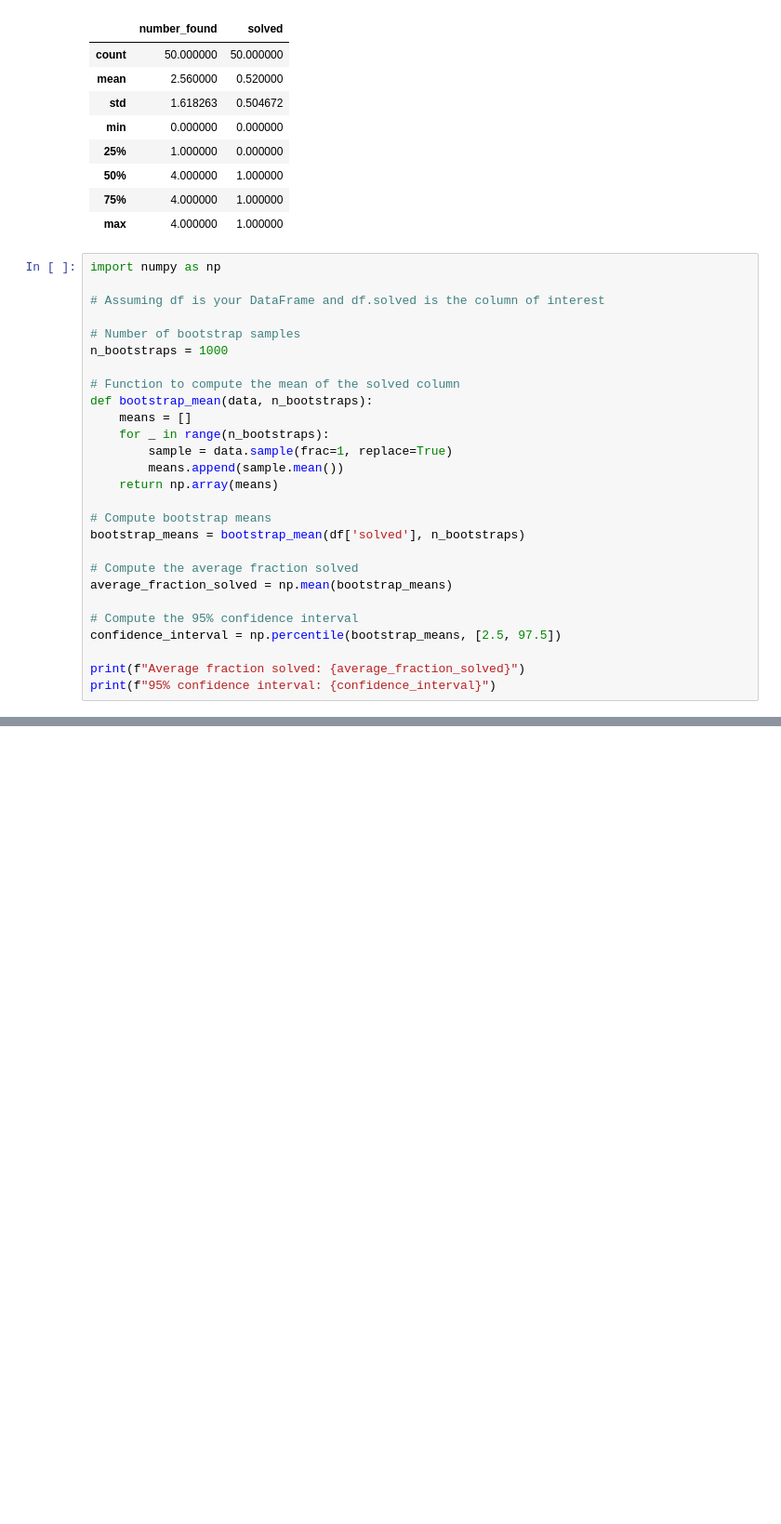
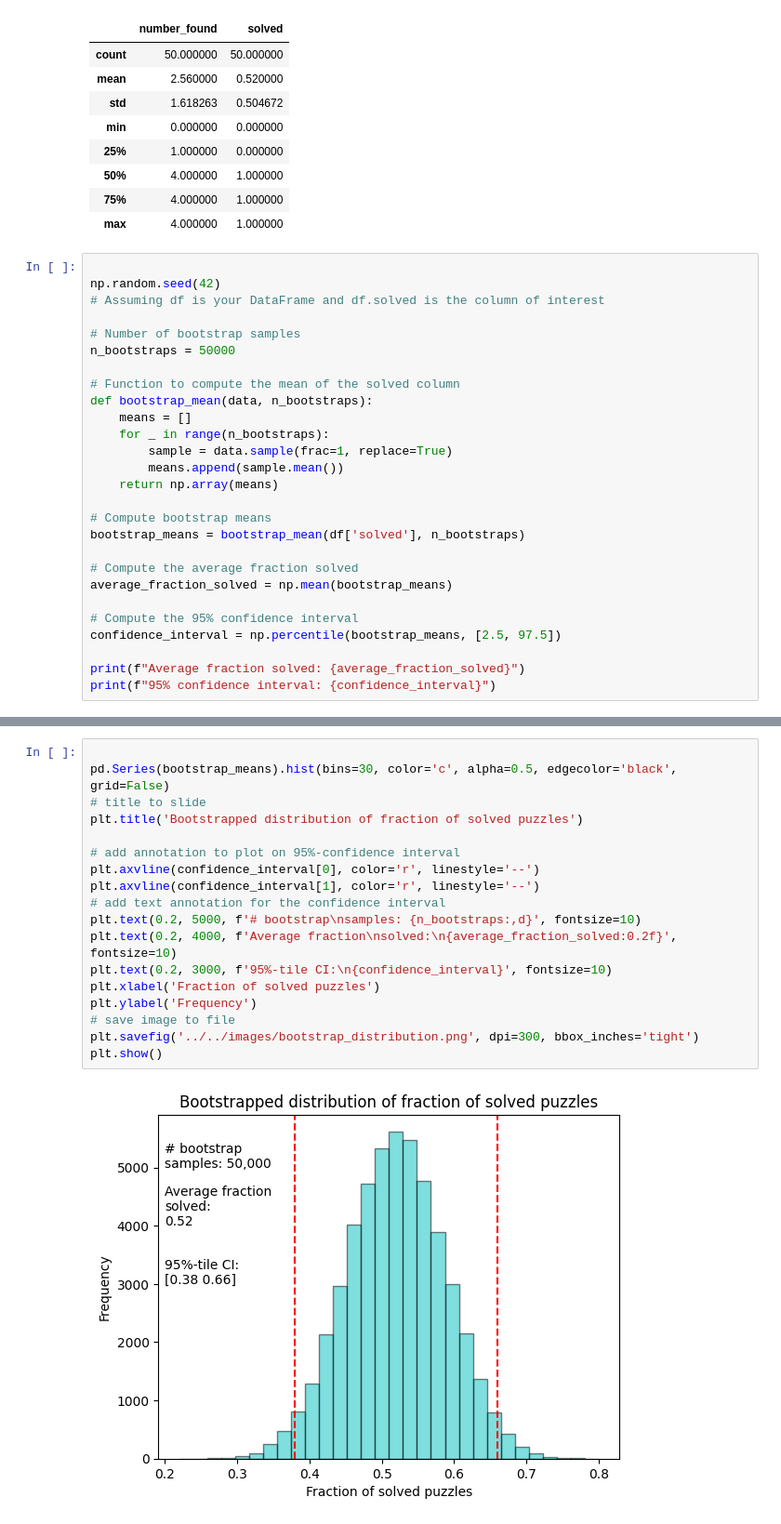
Before and after one commit to jimthompson5802/connection_solver, a Jupyter notebook: src/agent_testbed/automated_test_results_analysis.ipynb, the cells around one changed output, grey strips where cells are left out. Shown at 93% size. Cells and saved outputs as stored; diff of their text form; blank space fills up the shorter version.

Commit message:
add bootstrap analysis for an automated test run

```diff
--- a/src/agent_testbed/automated_test_results_analysis.ipynb
+++ b/src/agent_testbed/automated_test_results_analysis.ipynb
@@ -75,12 +77,12 @@ df.describe()
 | 75% | 4.000000 | 1.000000 |
 | max | 4.000000 | 1.000000 |
 # %%
-import numpy as np
 
+np.random.seed(42)
 # Assuming df is your DataFrame and df.solved is the column of interest
 
 # Number of bootstrap samples
-n_bootstraps = 1000
+n_bootstraps = 50000
 
 # Function to compute the mean of the solved column
 def bootstrap_mean(data, n_bootstraps):
@@ -106 +108,21 @@ Average fraction solved: 0.5220199999999999
 95% confidence interval: [0.38 0.66]
+# %%
+
+pd.Series(bootstrap_means).hist(bins=30, color='c', alpha=0.5, edgecolor='black', grid=False)
+# title to slide
+plt.title('Bootstrapped distribution of fraction of solved puzzles')
+
+# add annotation to plot on 95%-confidence interval
+plt.axvline(confidence_interval[0], color='r', linestyle='--')
+plt.axvline(confidence_interval[1], color='r', linestyle='--')
+# add text annotation for the confidence interval
+plt.text(0.2, 5000, f'# bootstrap\nsamples: {n_bootstraps:,d}', fontsize=10)
+plt.text(0.2, 4000, f'Average fraction\nsolved:\n{average_fraction_solved:0.2f}', fontsize=10)
+plt.text(0.2, 3000, f'95%-tile CI:\n{confidence_interval}', fontsize=10)
+plt.xlabel('Fraction of solved puzzles')
+plt.ylabel('Frequency')
+# save image to file
+plt.savefig('../../images/bootstrap_distribution.png', dpi=300, bbox_inches='tight')
+plt.show()
+# %% [output]
+[figure, added]
```
Also changed, not shown: parts of 3 cells of this notebook, 2 other files.
